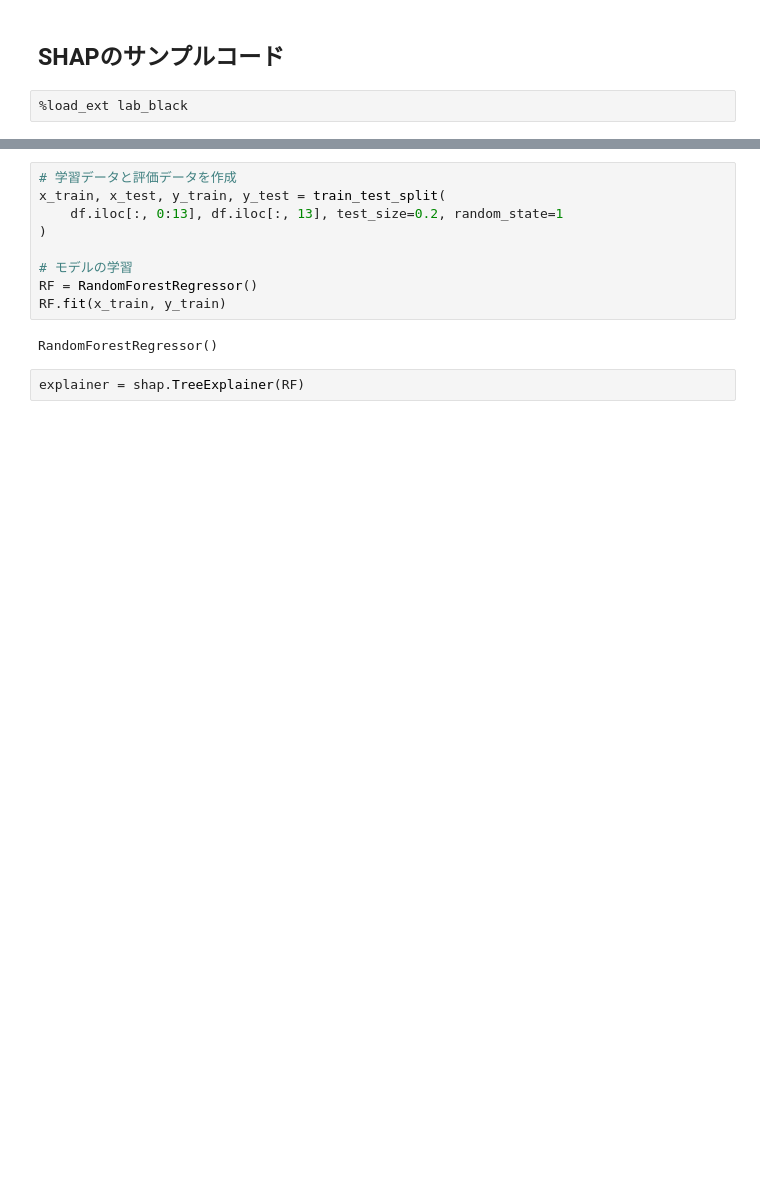
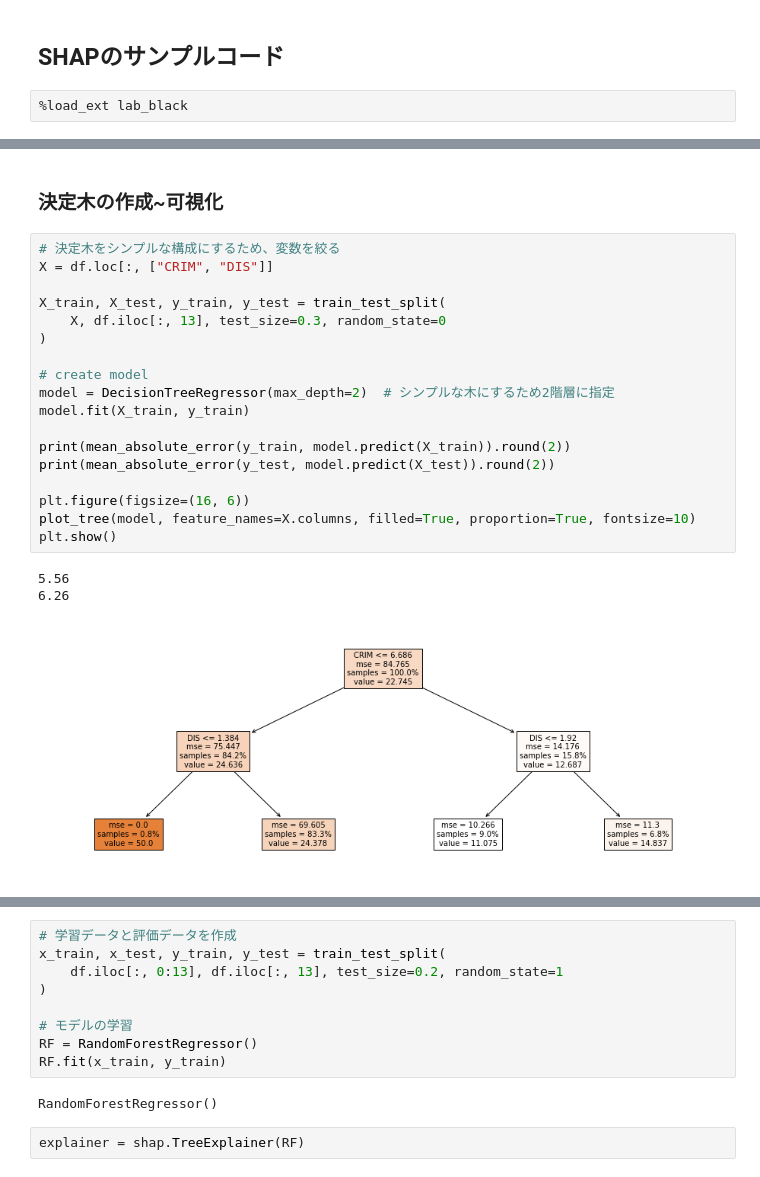
Before and after one commit to ykato27/Regression-Models, a Jupyter notebook: notebooks/SHAP/SHAP.ipynb, the cells around one changed output, grey strips where cells are left out. Saved outputs shown, nothing was run; the diff lists cells and outputs as text; blank space fills up the shorter version.

```diff
--- a/notebooks/SHAP/SHAP.ipynb
+++ b/notebooks/SHAP/SHAP.ipynb
@@ -31,3 +36,27 @@ df.head()
 | 2 | 0.02729 | 0.0 | 7.07 | 0.0 | 0.469 | 7.185 | 61.1 | 4.9671 | 2.0 | 242.0 | 17.8 | ... |
 | 3 | 0.03237 | 0.0 | 2.18 | 0.0 | 0.458 | 6.998 | 45.8 | 6.0622 | 3.0 | 222.0 | 18.7 | ... |
 | 4 | 0.06905 | 0.0 | 2.18 | 0.0 | 0.458 | 7.147 | 54.2 | 6.0622 | 3.0 | 222.0 | 18.7 | ... |
+# %% [markdown]
+### 決定木の作成~可視化
+# %%
+# 決定木をシンプルな構成にするため、変数を絞る
+X = df.loc[:, ["CRIM", "DIS"]]
+
+X_train, X_test, y_train, y_test = train_test_split(
+    X, df.iloc[:, 13], test_size=0.3, random_state=0
+)
+
+# create model
+model = DecisionTreeRegressor(max_depth=2)  # シンプルな木にするため2階層に指定
+model.fit(X_train, y_train)
+
+print(mean_absolute_error(y_train, model.predict(X_train)).round(2))
+print(mean_absolute_error(y_test, model.predict(X_test)).round(2))
+
+plt.figure(figsize=(16, 6))
+plot_tree(model, feature_names=X.columns, filled=True, proportion=True, fontsize=10)
+plt.show()
+# %% [output]
+5.56
+6.26
+[figure, added]
```
Also changed, not shown: parts of 10 cells of this notebook, 2 other files.
